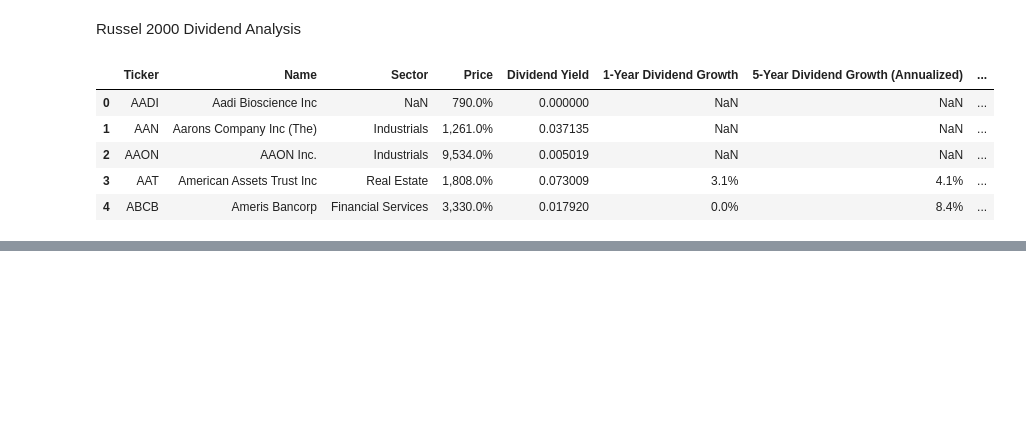
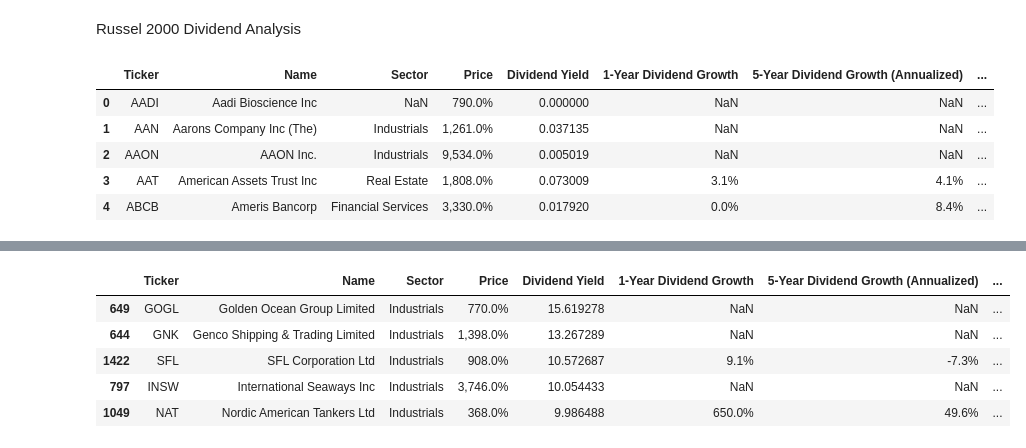
Before and after one commit to edy1482/Russel-2000, a Jupyter notebook: Dividend-Analysis.ipynb, the cells around one changed output, grey strips where cells are left out. Cells and saved outputs as stored; diff of their text form; code cells hidden in the pictures; blank space fills up the shorter version.

```diff
--- a/Dividend-Analysis.ipynb
+++ b/Dividend-Analysis.ipynb
@@ -34,0 +74,9 @@ A lot of these are real estate companies - I want to avoid sector risk so lets f
+# %%
+yield_by_sector('Industrials')
+# %% [output]
+|  | Ticker | Name | Sector | Price | Dividend Yield | 1-Year Dividend Growth | 5-Year Dividend Growth (Annualized) | ... |
+| 649 | GOGL | Golden Ocean Group Limited | Industrials | 770.0% | 15.619278 | NaN | NaN | ... |
+| 644 | GNK | Genco Shipping & Trading Limited | Industrials | 1,398.0% | 13.267289 | NaN | NaN | ... |
+| 1422 | SFL | SFL Corporation Ltd | Industrials | 908.0% | 10.572687 | 9.1% | -7.3% | ... |
+| 797 | INSW | International Seaways Inc | Industrials | 3,746.0% | 10.054433 | NaN | NaN | ... |
+| 1049 | NAT | Nordic American Tankers Ltd | Industrials | 368.0% | 9.986488 | 650.0% | 49.6% | ... |
```
Also changed, not shown: parts of 12 cells of this notebook.
